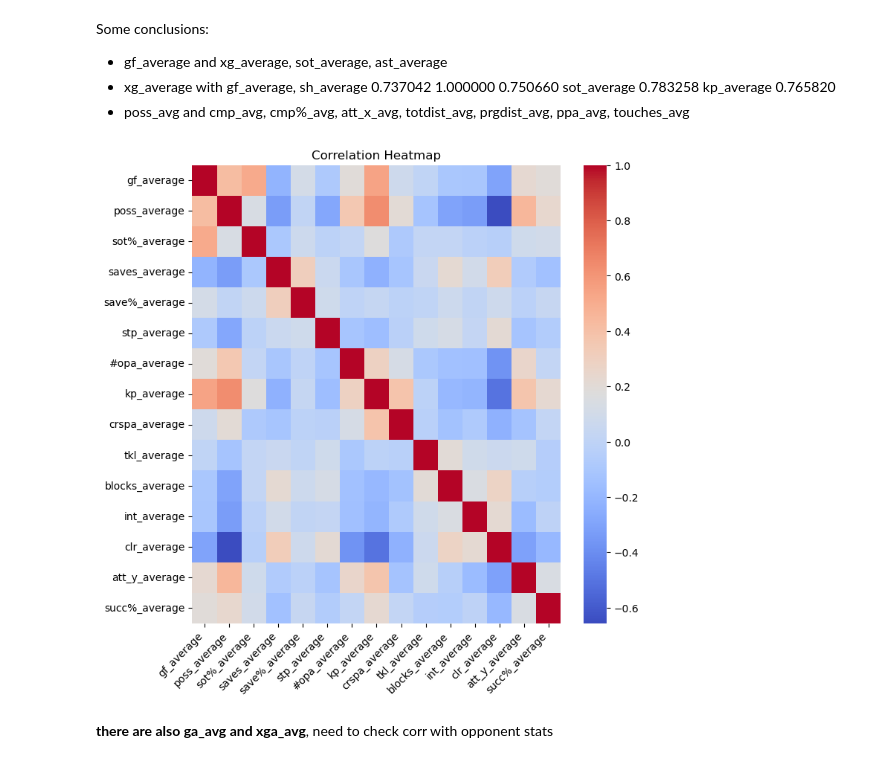
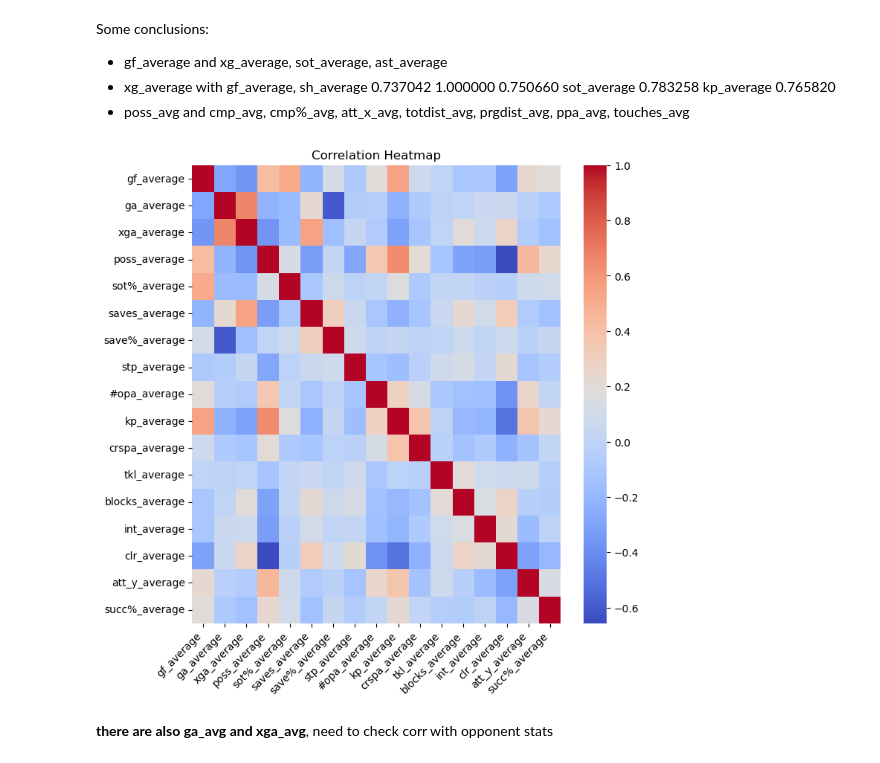
Before and after one commit to BinhHong/Prediction-football-outcome-in-Bundesliga, a Jupyter notebook: Data preparation.ipynb, the cells around one changed output. Saved outputs shown, nothing was run; the diff lists cells and outputs as text; code cells hidden in the pictures.

```diff
--- a/Data preparation.ipynb
+++ b/Data preparation.ipynb
@@ -839,17 +839,17 @@ sot_average    0.783258
 kp_average     0.765820
 - poss_avg and cmp_avg, cmp%_avg, att_x_avg, totdist_avg, prgdist_avg, ppa_avg, touches_avg
 # %%
-# selected stats
-selected_stats = ['gf_average', 'poss_average', 'sot%_average', 'saves_average', 'save%_average', 'stp_average',
-                  '#opa_average', 'kp_average', 'crspa_average', 'tkl_average', 'blocks_average',
-                  'int_average', 'clr_average', 'att_y_average', 'succ%_average']
+# selected stats from team
+selected_stats_from_team = ['gf_average', 'ga_average', 'xga_average', 'poss_average', 'sot%_average', 'saves_average',
+                  'save%_average', 'stp_average', '#opa_average', 'kp_average', 'crspa_average',
+                  'tkl_average', 'blocks_average', 'int_average', 'clr_average', 'att_y_average', 'succ%_average']
 # %%
 plt.figure(figsize=(8,8))
-heatmap = sns.heatmap(train[selected_stats].corr(), cmap='coolwarm') #, annot=True
+heatmap = sns.heatmap(train[selected_stats_from_team].corr(), cmap='coolwarm') #, annot=True
 heatmap.set_xticklabels(heatmap.get_xticklabels(), rotation=45, horizontalalignment='right')
 plt.title('Correlation Heatmap')
 plt.show()
 # %% [output]
-[figure, old version]
+[figure, new version]
 # %% [markdown]
 **there are also ga_avg and xga_avg**, need to check corr with opponent stats
```
Also changed, not shown: parts of 32 cells of this notebook.
